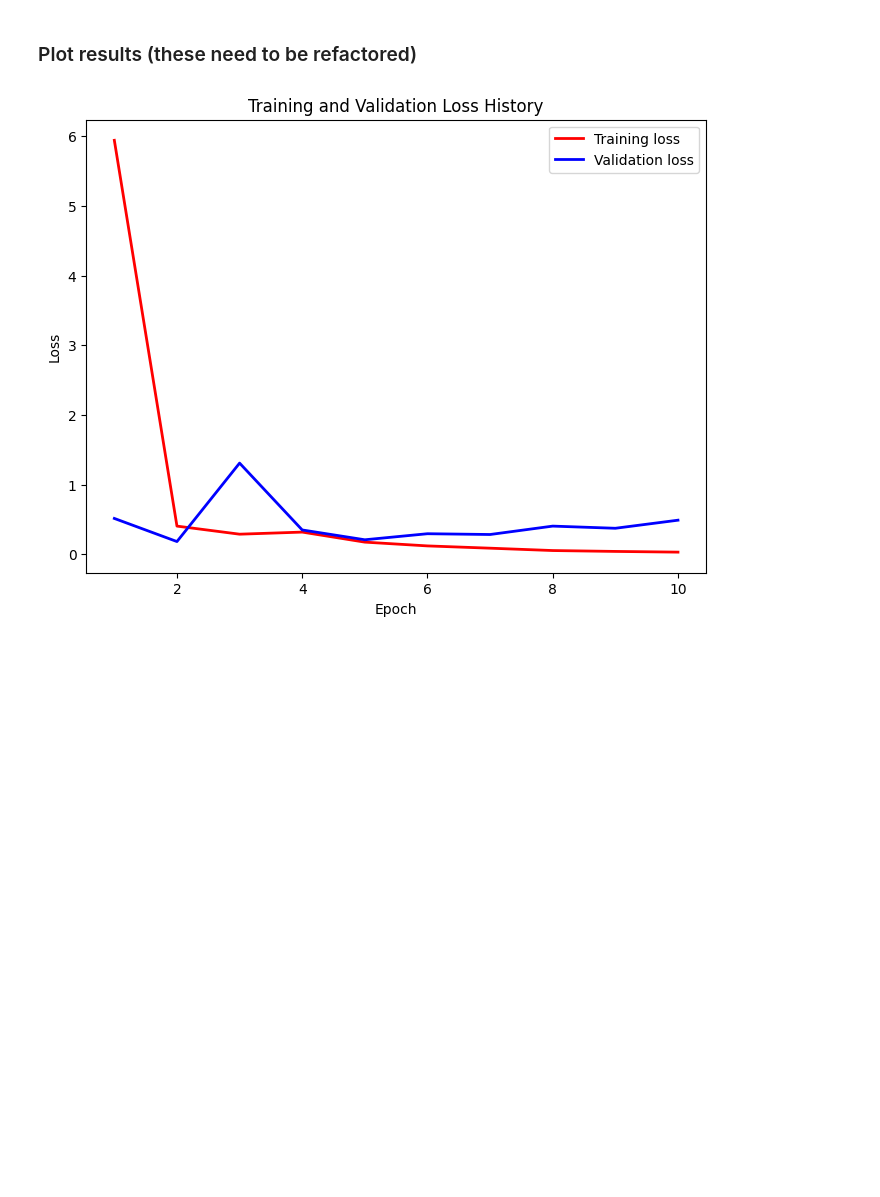
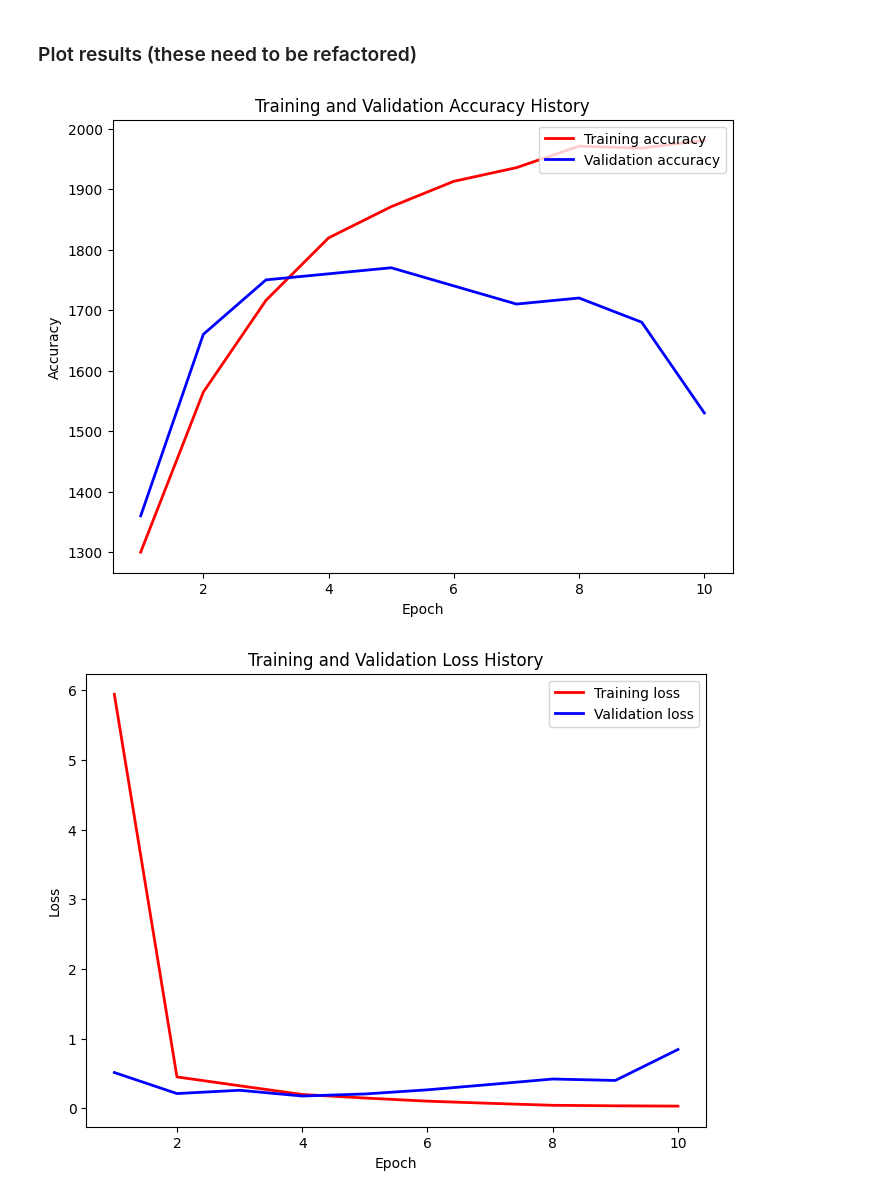
Before and after one commit to abao1999/Embryos, a Jupyter notebook: notebooks/classify_fluo_CNN_torch.ipynb, the cells around one changed output. Saved outputs shown, nothing was run; the diff lists cells and outputs as text; code cells hidden in the pictures; blank space fills up the shorter version.

Commit message:
a few more updates... mostly getting the accuracy during training

```diff
--- a/notebooks/classify_fluo_CNN_torch.ipynb
+++ b/notebooks/classify_fluo_CNN_torch.ipynb
@@ -463,7 +465,7 @@ class LinearClassifier(nn.Module):
 # %%
 import torch.optim as optim
 
-def createLossAndOptimizer(net, learning_rate=0.001):
+def createLossAndOptimizer(net, learning_rate=0.01):
     # it combines softmax with negative log likelihood loss
     criterion = nn.CrossEntropyLoss()
     #optimizer = optim.SGD(net.parameters(), lr=learning_rate, momentum=0.9)
@@ -509,8 +511,8 @@ def train(net, batch_size, n_epochs, learning_rate):
     # Init variables used for plotting the loss
     train_history = []
     val_history = []
-    # train_history_acc = []
-    # val_history_acc = []
+    train_history_acc = []
+    val_history_acc = []
 
     training_start_time = time.time()
     best_error = np.inf
@@ -532,6 +534,7 @@ def train(net, batch_size, n_epochs, learning_rate):
         print_every = n_minibatches // 10
         start_time = time.time()
         total_train_loss = 0
+        n_correct_train = 0
 
         for i, (inputs, labels) in enumerate(train_loader):
 
@@ -543,6 +546,7 @@ def train(net, batch_size, n_epochs, learning_rate):
 
             # forward + backward + optimize
             outputs = net(inputs)
+
             loss = criterion(outputs, labels)
             loss.backward()
             optimizer.step()
@@ -559,9 +563,16 @@ def train(net, batch_size, n_epochs, learning_rate):
                 running_loss = 0.0
                 start_time = time.time()
 
+            _, predictions = torch.max(outputs.data, 1)
+            n_correct_train += (predictions == labels).float().sum()
+
+
+        train_accuracy = 100 * n_correct_train / len(train_loader)
+        train_history_acc.append(train_accuracy)
         train_history.append(total_train_loss / len(train_loader))
 
         total_val_loss = 0
+        n_correct_val = 0
         # Do a pass on the validation set
         # We don't need to compute gradient,
         # we save memory and computation using torch.no_grad()
@@ -570,10 +581,16 @@ def train(net, batch_size, n_epochs, learning_rate):
               # Move tensors to correct device
               inputs, labels = inputs.to(device), labels.to(device)
               # Forward pass
-              predictions = net(inputs)
-              val_loss = criterion(predictions, labels)
+              outputs = net(inputs)
+
+              val_loss = criterion(outputs, labels)
               total_val_loss += val_loss.item()
 
+              _, predictions = torch.max(outputs.data, 1)
+              n_correct_val += (predictions == labels).float().sum()
+
+        val_accuracy = 100 * n_correct_val / len(val_loader)
+        val_history_acc.append(val_accuracy)
         val_history.append(total_val_loss / len(val_loader))
         # Save model that performs best on validation set
         if total_val_loss < best_error:
@@ -587,11 +604,11 @@ def train(net, batch_size, n_epochs, learning_rate):
     # Load best model
     net.load_state_dict(torch.load(best_model_path))
 
-    return train_history, val_history
+    return train_history, val_history, train_history_acc, val_history_acc
 # %%
 net = SimpleConvolutionalNetwork()
 
-train_history, val_history = train(net, batch_size=batch_size, n_epochs=10, learning_rate=0.001)
+train_history, val_history, train_history_acc, val_history_acc = train(net, batch_size=batch_size, n_epochs=10, learning_rate=0.001)
 # %% [output]
 ===== HYPERPARAMETERS =====
 batch_size= 20
@@ -660,6 +677,18 @@ def plot_losses(train_history, val_history):
     plt.ylabel('Loss')
     plt.legend(loc='upper right')
     plt.title("Training and Validation Loss History")
+    plt.show()
+
+def plot_accuracy(train_accs, val_accs):
+    x = np.arange(1, len(train_history) + 1)
+
+    plt.figure(figsize=(8, 6), dpi=100)
+    plt.plot(x, train_accs, '-r', label="Training accuracy", linewidth=2)
+    plt.plot(x, val_accs, '-b', label="Validation accuracy", linewidth=2)
+    plt.xlabel('Epoch')
+    plt.ylabel('Accuracy')
+    plt.legend(loc='upper right')
+    plt.title("Training and Validation Accuracy History")
     plt.show()
 
 def plot_confusion_matrix(cm, classes,
@@ -707,14 +736,16 @@ def plot_confusion_matrix(cm, classes,
 # %%
 # plt.figure()
 # plt.plot(np.arange(0,epochs,1),train_loss_lst,'r')
 # plt.ylabel('Training Loss')
 # plt.xlabel('Epoch')
 # plt.title('CNN Classify Fluo Polarization')
 # plt.show()
 
+plot_accuracy(train_history_acc, val_history_acc)
 plot_losses(train_history, val_history)
 # %% [output]
-[figure, old version]
+[figure, new version]
+[figure, added]
 # %%
 # plt.figure()
 # plt.plot(np.arange(0,epochs,1),val_acc_lst,'r')
```
Also changed, not shown: parts of 8 cells of this notebook.
